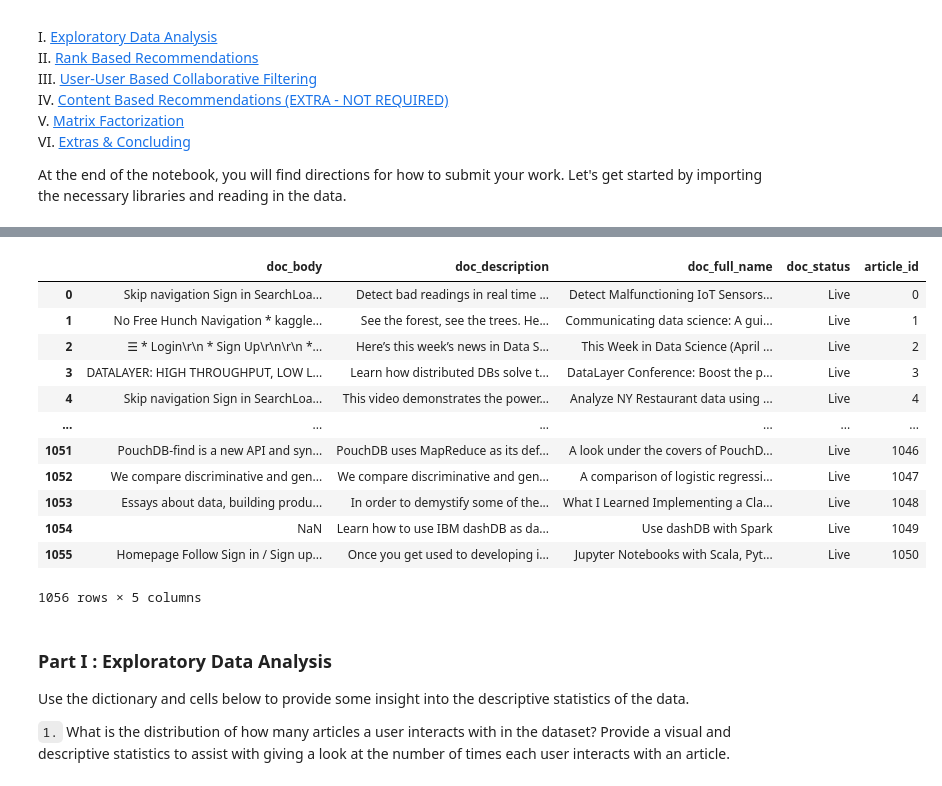
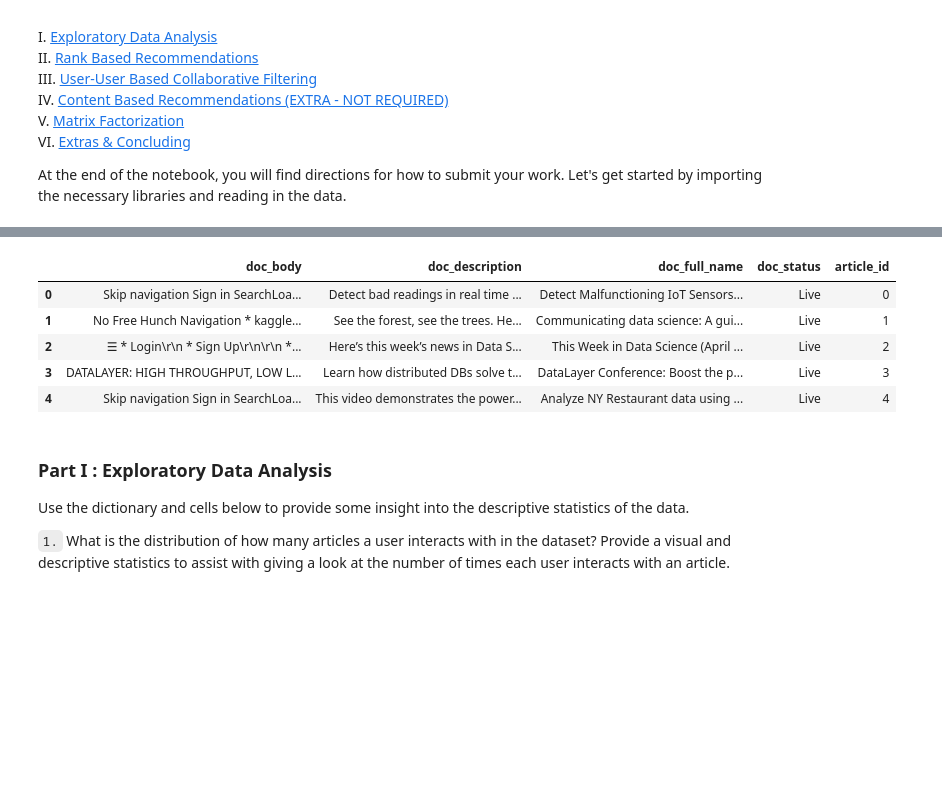
Before and after one commit to hc-psy/data-science-nano, a Jupyter notebook: Project 3 - Recommendations with IBM/Recommendations_with_IBM.ipynb, the cells around one changed output, grey strips where cells are left out. Saved outputs shown, nothing was run; the diff lists cells and outputs as text; code cells hidden in the pictures; blank space fills up the shorter version.

```diff
--- a/Project 3 - Recommendations with IBM/Recommendations_with_IBM.ipynb
+++ b/Project 3 - Recommendations with IBM/Recommendations_with_IBM.ipynb
@@ -65,20 +56,13 @@ df
 # %%
 # Show df_content to get an idea of the data
-df_content
+df_content.head()
 # %% [output]
 |  | doc_body | doc_description | doc_full_name | doc_status | article_id |
 | 0 | Skip navigation Sign in SearchLoa... | Detect bad readings in real time ... | Detect Malfunctioning IoT Sensors... | Live | 0 |
 | 1 | No Free Hunch Navigation * kaggle... | See the forest, see the trees. He... | Communicating data science: A gui... | Live | 1 |
 | 2 | ☰ * Login\r\n * Sign Up\r\n\r\n *... | Here’s this week’s news in Data S... | This Week in Data Science (April ... | Live | 2 |
 | 3 | DATALAYER: HIGH THROUGHPUT, LOW L... | Learn how distributed DBs solve t... | DataLayer Conference: Boost the p... | Live | 3 |
 | 4 | Skip navigation Sign in SearchLoa... | This video demonstrates the power... | Analyze NY Restaurant data using ... | Live | 4 |
-| ... | ... | ... | ... | ... | ... |
-| 1051 | PouchDB-find is a new API and syn... | PouchDB uses MapReduce as its def... | A look under the covers of PouchD... | Live | 1046 |
-| 1052 | We compare discriminative and gen... | We compare discriminative and gen... | A comparison of logistic regressi... | Live | 1047 |
-| 1053 | Essays about data, building produ... | In order to demystify some of the... | What I Learned Implementing a Cla... | Live | 1048 |
-| 1054 | NaN | Learn how to use IBM dashDB as da... | Use dashDB with Spark | Live | 1049 |
-| 1055 | Homepage Follow Sign in / Sign up... | Once you get used to developing i... | Jupyter Notebooks with Scala, Pyt... | Live | 1050 |
-1056 rows × 5 columns
 # %% [markdown]
 ### <a class="anchor" id="Exploratory-Data-Analysis">Part I : Exploratory Data Analysis</a>
 
```
Also changed, not shown: parts of 27 cells of this notebook, 1 other file.
